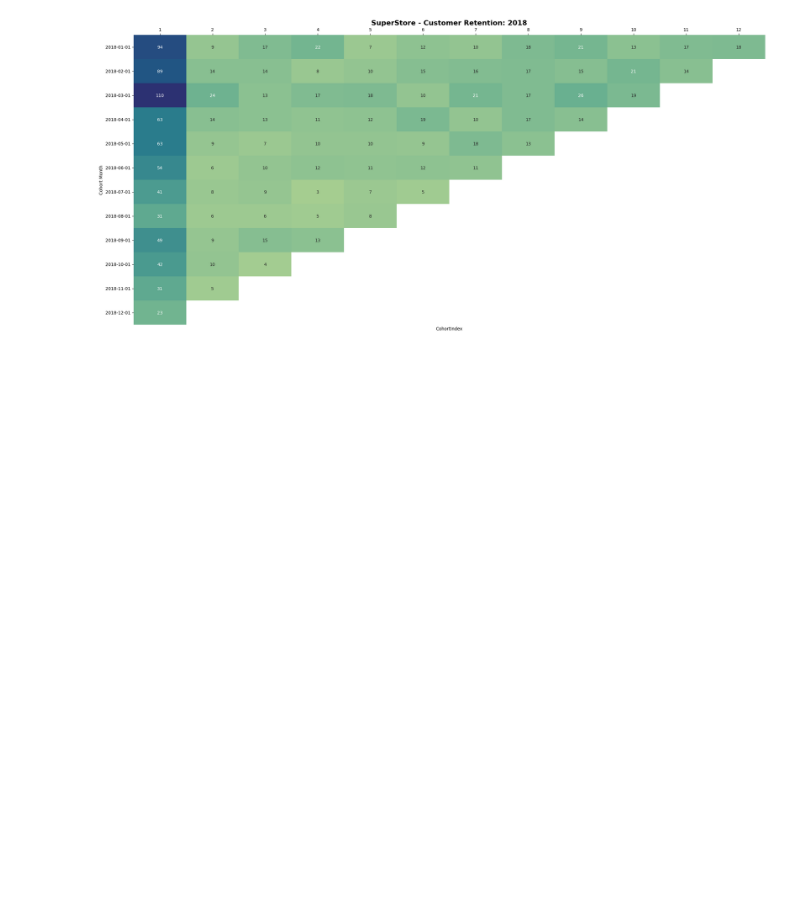
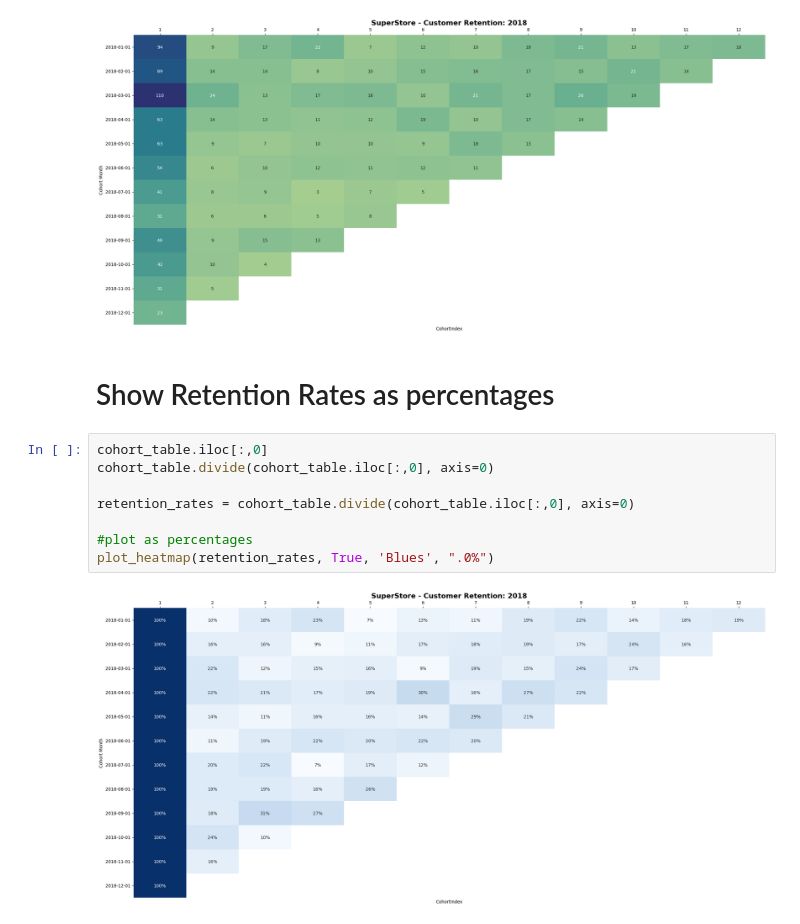
Before and after one commit to eugenenguyn/Corhort_Analysis, a Jupyter notebook: Cohort Analysis.ipynb, the cells around one changed output. Cells and saved outputs as stored; diff of their text form; blank space fills up the shorter version.

```diff
--- a/Cohort Analysis.ipynb
+++ b/Cohort Analysis.ipynb
@@ -71,3 +90,15 @@ def plot_heatmap(data, annot, color, format_values):
 plot_heatmap(cohort_table, True, 'crest', ".0f")
 # %% [output]
 [figure]
+# %% [markdown]
+# Show Retention Rates as percentages
+# %%
+cohort_table.iloc[:,0]
+cohort_table.divide(cohort_table.iloc[:,0], axis=0)
+
+retention_rates = cohort_table.divide(cohort_table.iloc[:,0], axis=0)
+
+#plot as percentages
+plot_heatmap(retention_rates, True, 'Blues', ".0%")
+# %% [output]
+[figure, added]
```
Also changed, not shown: parts of 7 cells of this notebook.
